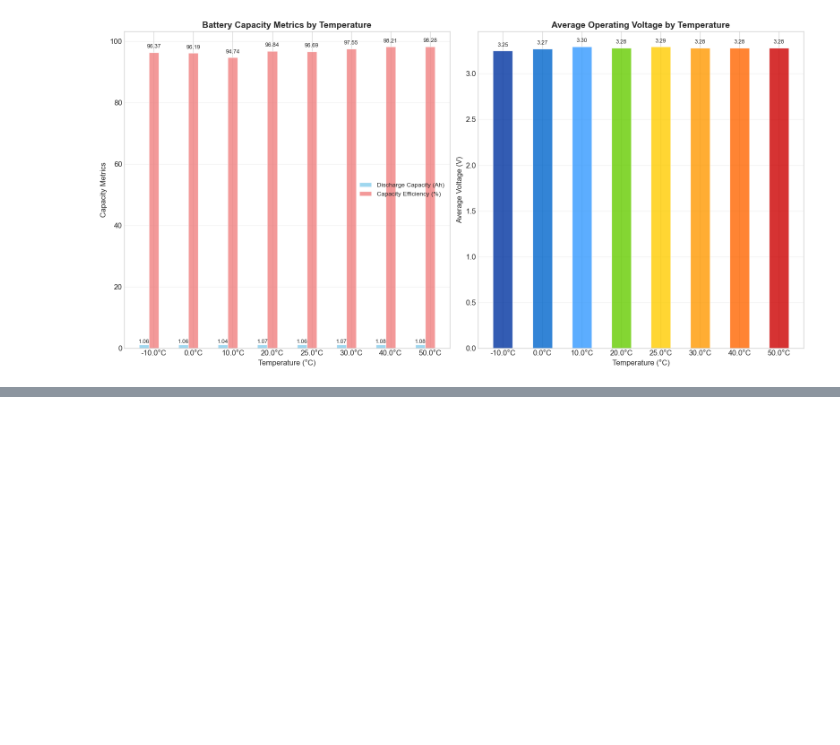
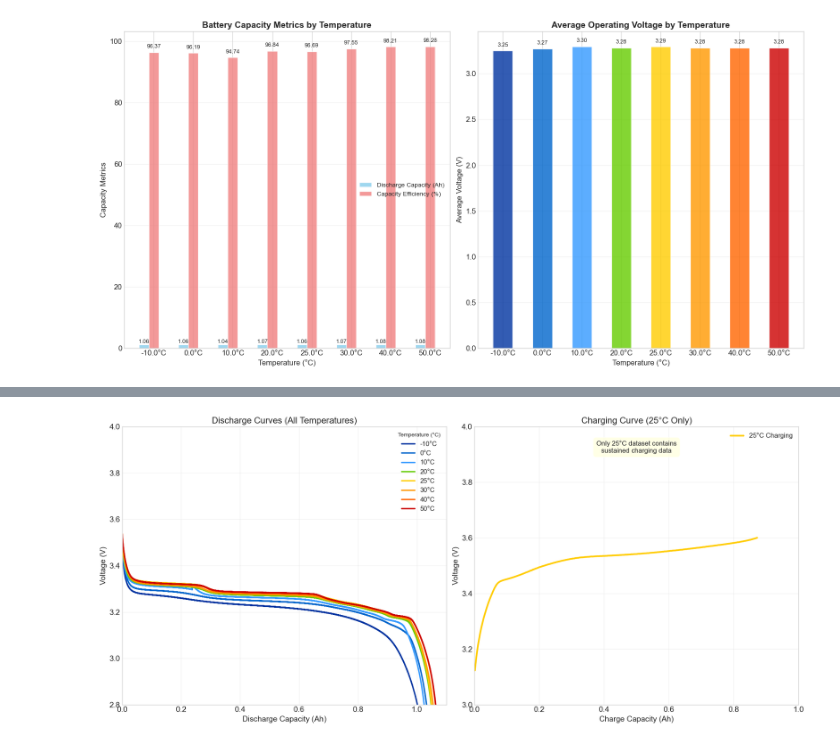
Before and after one commit to Jai-Kumar786/Assignments, a Jupyter notebook: A123 battery/low ocv curr -10.ipynb, the cells around one changed output, grey strips where cells are left out. Cells and saved outputs as stored; diff of their text form; code cells hidden in the pictures; blank space fills up the shorter version.

```diff
--- a/A123 battery/low ocv curr -10.ipynb
+++ b/A123 battery/low ocv curr -10.ipynb
@@ -1498,0 +1774,85 @@ plot_comprehensive_battery_bar_comparison(temp_datasets,temp_colors)
+# %%
+def create_comprehensive_battery_analysis(datasets, temp_colors):
+    """
+    Create a comprehensive analysis using available data:
+    - Discharge curves for all temperatures
+    - Charging curve for 25°C only
+    - Combined analysis plot
+    """
+
+    fig, (ax1, ax2) = plt.subplots(1, 2, figsize=(18, 8))
+
+    # Left plot: Discharge curves for all temperatures
+    ax1.set_title('Discharge Curves (All Temperatures)', fontsize=16)
+
+    for temp, df in datasets.items():
+        # Use our corrected discharge filtering
+        discharge_data = df[
+            (df['Current(A)'] < -0.01) &  # -0.050A discharge current
+            (df['Discharge_Capacity(Ah)'] > 0) &
+            (df['Cycle_Index'] == 1)
+        ].copy()
+
+        if len(discharge_data) > 10:
+            discharge_data = discharge_data.sort_values('Discharge_Capacity(Ah)')
+            ax1.plot(discharge_data['Discharge_Capacity(Ah)'],
+                    discharge_data['Voltage(V)'],
+                    label=f'{temp}°C',
+                    color=temp_colors[temp],
+                    linewidth=2.5)
+
+    ax1.set_xlabel('Discharge Capacity (Ah)', fontsize=14)
+    ax1.set_ylabel('Voltage (V)', fontsize=14)
+    ax1.legend(fontsize=12, title='Temperature (°C)')
+    ax1.grid(True, alpha=0.3)
+    ax1.set_xlim(0, 1.1)
+    ax1.set_ylim(2.8, 4.0)
+
+    # Right plot: Charging curve for 25°C only
+    ax2.set_title('Charging Curve (25°C Only)', fontsize=16)
+
+    temp_25_df = datasets['25']
+    charge_data_25 = temp_25_df[
+        (temp_25_df['Current(A)'] > 1.17) &  # Use 25°C specific current
+        (temp_25_df['Cycle_Index'] == 1) &
+        (temp_25_df['Charge_Capacity(Ah)'] > 0)
+    ].copy()
+
+    if len(charge_data_25) > 10:
+        charge_data_25 = charge_data_25.sort_values('Charge_Capacity(Ah)')
+        ax2.plot(charge_data_25['Charge_Capacity(Ah)'],
+                charge_data_25['Voltage(V)'],
+                color=temp_colors['25'],
+                linewidth=3,
+                label='25°C Charging')
+
+        # Add annotation explaining why only 25°C
+        ax2.text(0.5, 0.95, 'Only 25°C dataset contains\nsustained charging data',
+                transform=ax2.transAxes, ha='center', va='top',
+                bbox=dict(boxstyle="round,pad=0.5", facecolor='lightyellow', alpha=0.8),
+                fontsize=12)
+
+    ax2.set_xlabel('Charge Capacity (Ah)', fontsize=14)
+    ax2.set_ylabel('Voltage (V)', fontsize=14)
+    ax2.legend(fontsize=12)
+    ax2.grid(True, alpha=0.3)
+    ax2.set_xlim(0, 1.0)
+    ax2.set_ylim(3.0, 4.0)
+
+    plt.tight_layout()
+    plt.savefig('comprehensive_battery_analysis.png', dpi=300, bbox_inches='tight')
+    plt.show()
+
+    # Print summary of data availability
+    print("\n" + "="*60)
+    print("DATA AVAILABILITY SUMMARY")
+    print("="*60)
+    print("Discharge data: Available for all temperatures (-10°C to 50°C)")
+    print("Charging data: Only available for 25°C")
+    print("Reason: Other temperatures lack sustained charging current measurements")
+    print("="*60)
+
+# Create the comprehensive analysis
+create_comprehensive_battery_analysis(temp_datasets, temp_colors)
+# %% [output]
+[figure, added]
```
Also changed, not shown: parts of 10 cells of this notebook.
